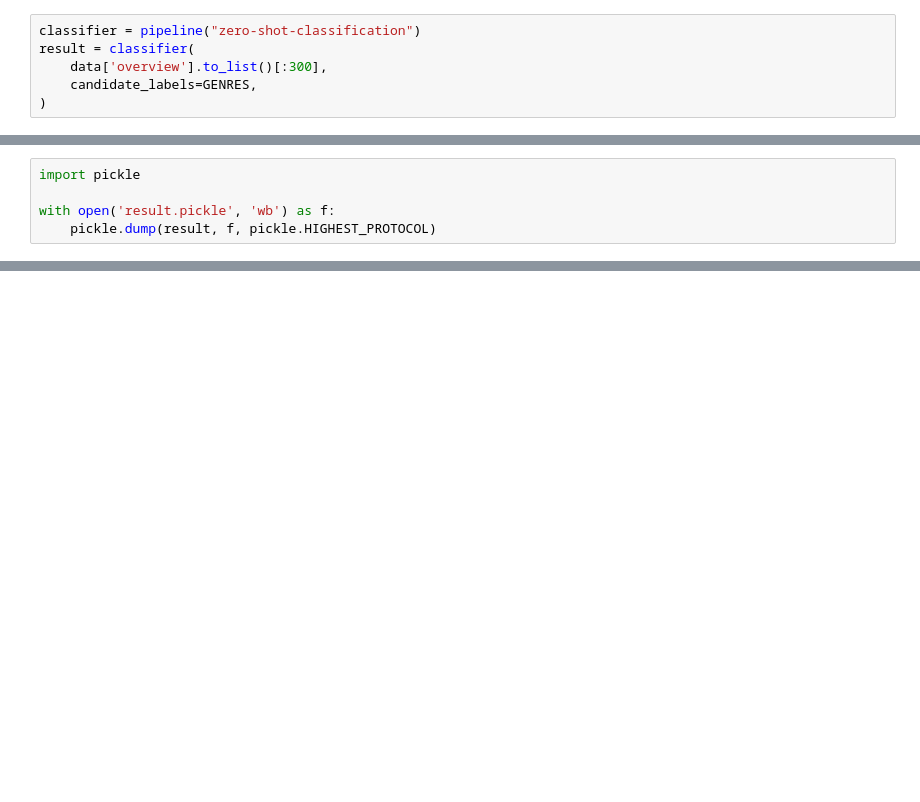
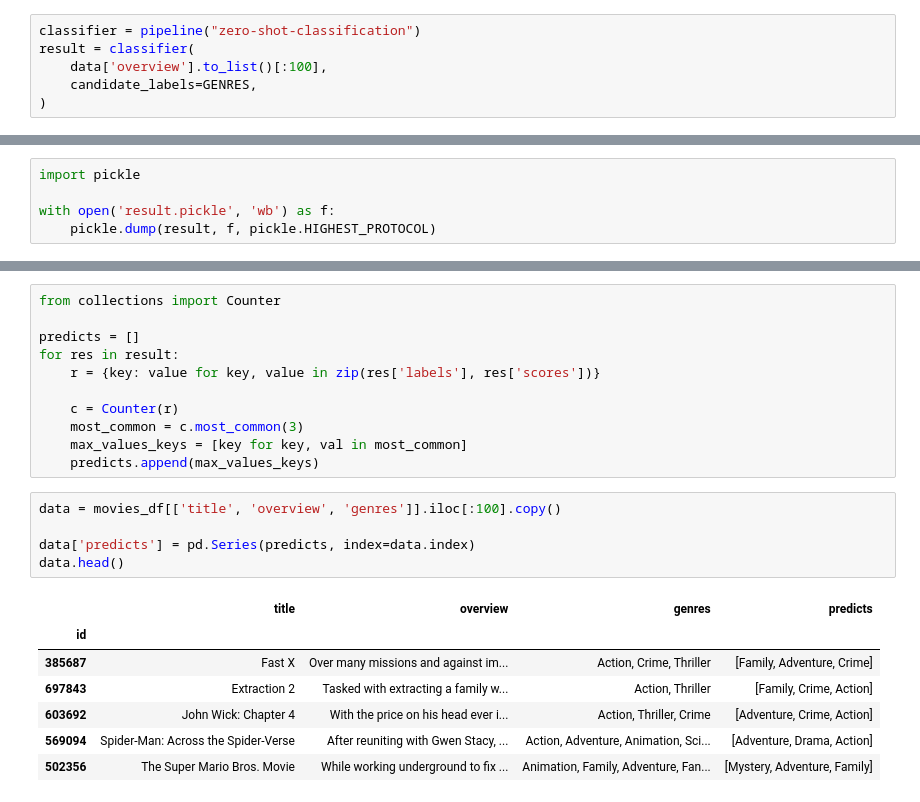
Before and after one commit to fadeeva/MLDL_plgrnd, a Jupyter notebook: HF/001_Transformers.ipynb, the cells around one changed output, grey strips where cells are left out. Cells and saved outputs as stored; diff of their text form; blank space fills up the shorter version.

Commit message:
added predicts in df

```diff
--- a/HF/001_Transformers.ipynb
+++ b/HF/001_Transformers.ipynb
@@ -81,7 +81,7 @@ data = movies_df[['overview', 'genres']].copy()
 # %%
 classifier = pipeline("zero-shot-classification")
 result = classifier(
-    data['overview'].to_list()[:300],
+    data['overview'].to_list()[:100],
     candidate_labels=GENRES,
 )
 # %% [output]
@@ -115,0 +118,24 @@ result[0]
+# %%
+from collections import Counter
+
+predicts = []
+for res in result:
+    r = {key: value for key, value in zip(res['labels'], res['scores'])}
+
+    c = Counter(r)
+    most_common = c.most_common(3)
+    max_values_keys = [key for key, val in most_common]
+    predicts.append(max_values_keys)
+# %%
+data = movies_df[['title', 'overview', 'genres']].iloc[:100].copy()
+
+data['predicts'] = pd.Series(predicts, index=data.index)
+data.head()
+# %% [output]
+|  | title | overview | genres | predicts |
+| id |  |  |  |  |
+| 385687 | Fast X | Over many missions and against im... | Action, Crime, Thriller | [Family, Adventure, Crime] |
+| 697843 | Extraction 2 | Tasked with extracting a family w... | Action, Thriller | [Family, Crime, Action] |
+| 603692 | John Wick: Chapter 4 | With the price on his head ever i... | Action, Thriller, Crime | [Adventure, Crime, Action] |
+| 569094 | Spider-Man: Across the Spider-Verse | After reuniting with Gwen Stacy, ... | Action, Adventure, Animation, Sci... | [Adventure, Drama, Action] |
+| 502356 | The Super Mario Bros. Movie | While working underground to fix ... | Animation, Family, Adventure, Fan... | [Mystery, Adventure, Family] |
```
Also changed, not shown: parts of 3 cells of this notebook.
